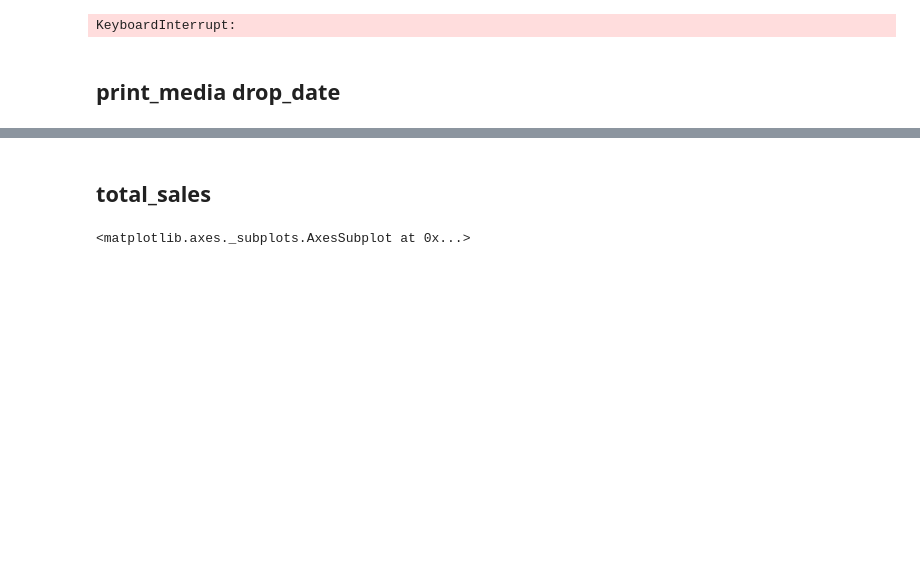
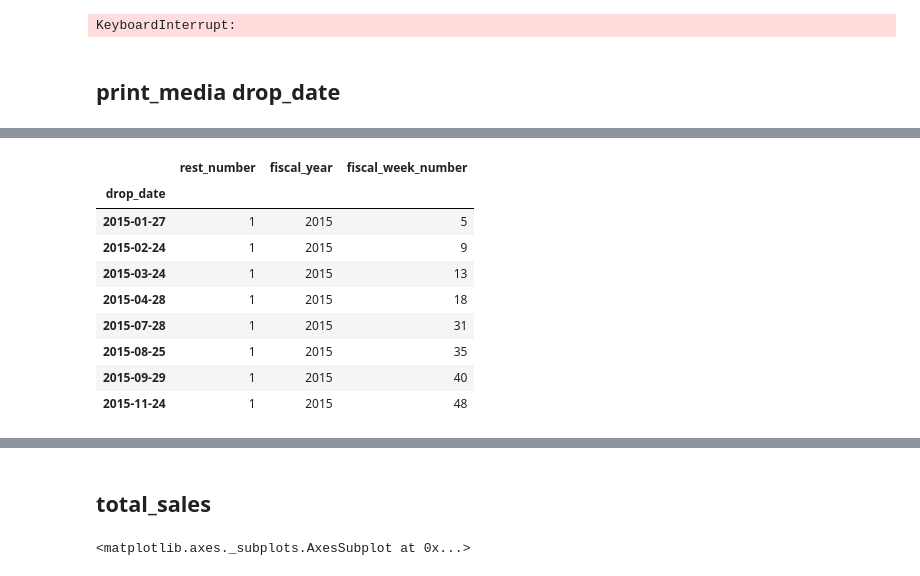
Before and after one commit to will4865/Inspire-Brands-Case-Study, a Jupyter notebook: technical-case-study.ipynb, the cells around one changed output, grey strips where cells are left out. Drawn from its saved outputs; the diff is of its cells as text; code cells hidden in the pictures; blank space fills up the shorter version.

```diff
--- a/technical-case-study.ipynb
+++ b/technical-case-study.ipynb
@@ -1009,0 +978,14 @@ for x in np.arange(1,6):
+# %%
+test_print_media = print_media.loc[(print_media['fiscal_year'] == 2015) &
+                                   (print_media['rest_number'] == 1)].set_index('drop_date')
+# %% [output]
+|  | rest_number | fiscal_year | fiscal_week_number |
+| drop_date |  |  |  |
+| 2015-01-27 | 1 | 2015 | 5 |
+| 2015-02-24 | 1 | 2015 | 9 |
+| 2015-03-24 | 1 | 2015 | 13 |
+| 2015-04-28 | 1 | 2015 | 18 |
+| 2015-07-28 | 1 | 2015 | 31 |
+| 2015-08-25 | 1 | 2015 | 35 |
+| 2015-09-29 | 1 | 2015 | 40 |
+| 2015-11-24 | 1 | 2015 | 48 |
```
Also changed, not shown: parts of 9 cells of this notebook.
